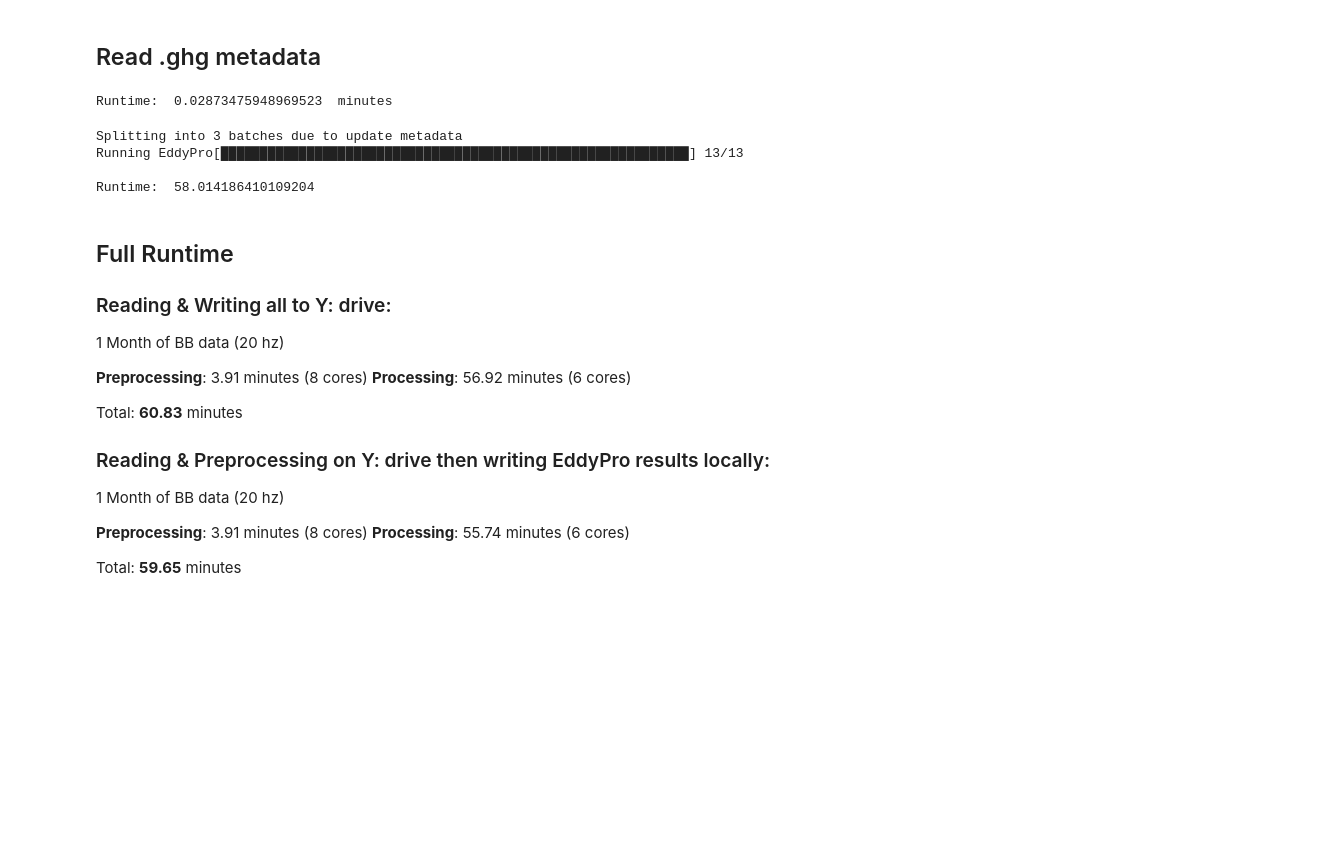
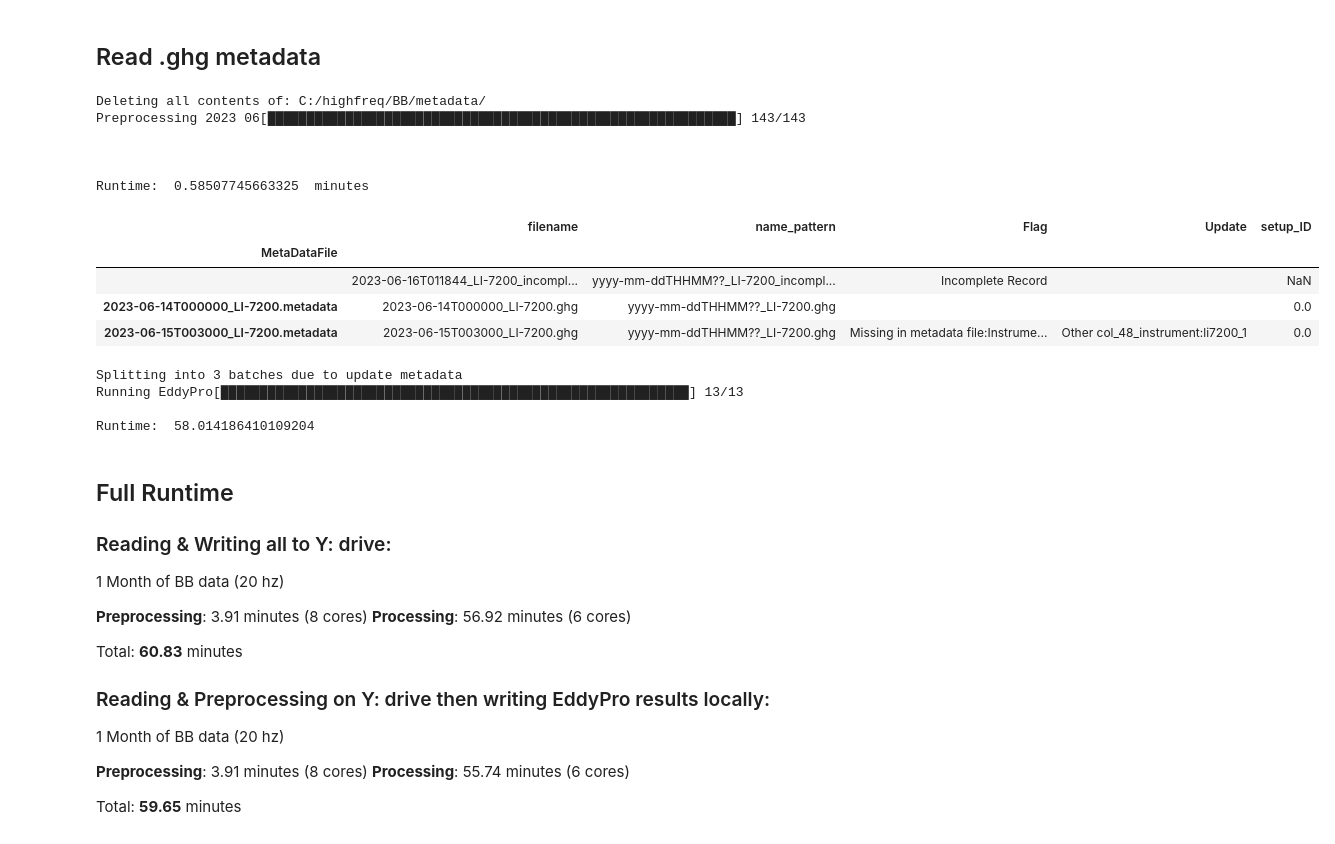
Before and after one commit to June-Skeeter/EddyPro_API, a Jupyter notebook: Testing.ipynb, the cells around one changed output. Saved outputs shown, nothing was run; the diff lists cells and outputs as text; code cells hidden in the pictures; blank space fills up the shorter version.

Commit message:
Fixed metadata grouping bug

```diff
--- a/Testing.ipynb
+++ b/Testing.ipynb
@@ -10,6 +10,7 @@ T1 = time.time()
 # Need one or more metadata templates if working with .dat files
 # template = ['Y:/BBS/TOA5_BBS.FLUX_2023_06_14_1500.metadata']
 
+
 # pr = preProcessing.read_ALL('BBS',2023,6,reset=1,processes=8,file_type='dat',metadata_template=template)
 
 # for m in range(7,13):
@@ -18,17 +19,31 @@ T1 = time.time()
 # for m in range(1,4):
 #     pr = preProcessing.read_ALL('BBS',2024,m,processes=8,file_type='dat')
 
+# If updates/corrections must be made to metadata (e.g., undocumented orientation changes) a .csv files of updates can be provided
+updates = 'C:/highfreq/BB/Metadata_Updates.csv'
 y = 2023
 m = 6
-pr = preProcessing.read_ALL('BB',y,m,reset=1,processes=8,file_type='ghg')
-
+pr = preProcessing.read_ALL('BB',y,m,processes=4,file_type='ghg',reset=1,metadata_updates=updates)
 
 T2 = time.time()
 
 print('\n')
 print('Runtime: ',(T2-T1)/60,' minutes')
 # %% [output]
-Runtime:  0.02873475948969523  minutes
+Deleting all contents of: C:/highfreq/BB/metadata/
+Preprocessing 2023 06[████████████████████████████████████████████████████████████] 143/143
+
+
+
+Runtime:  0.58507745663325  minutes
+# %%
+pr.files.groupby('MetaDataFile').first()
+# %% [output]
+|  | filename | name_pattern | Flag | Update | setup_ID |
+| MetaDataFile |  |  |  |  |  |
+|  | 2023-06-16T011844_LI-7200_incompl... | yyyy-mm-ddTHHMM??_LI-7200_incompl... | Incomplete Record |  | NaN |
+| 2023-06-14T000000_LI-7200.metadata | 2023-06-14T000000_LI-7200.ghg | yyyy-mm-ddTHHMM??_LI-7200.ghg |  |  | 0.0 |
+| 2023-06-15T003000_LI-7200.metadata | 2023-06-15T003000_LI-7200.ghg | yyyy-mm-ddTHHMM??_LI-7200.ghg | Missing in metadata file:Instrume... | Other col_48_instrument:li7200_1 | 0.0 |
 # %%
 import setupEP as eP
 import importlib
```
Also changed, not shown: 5 other files.
